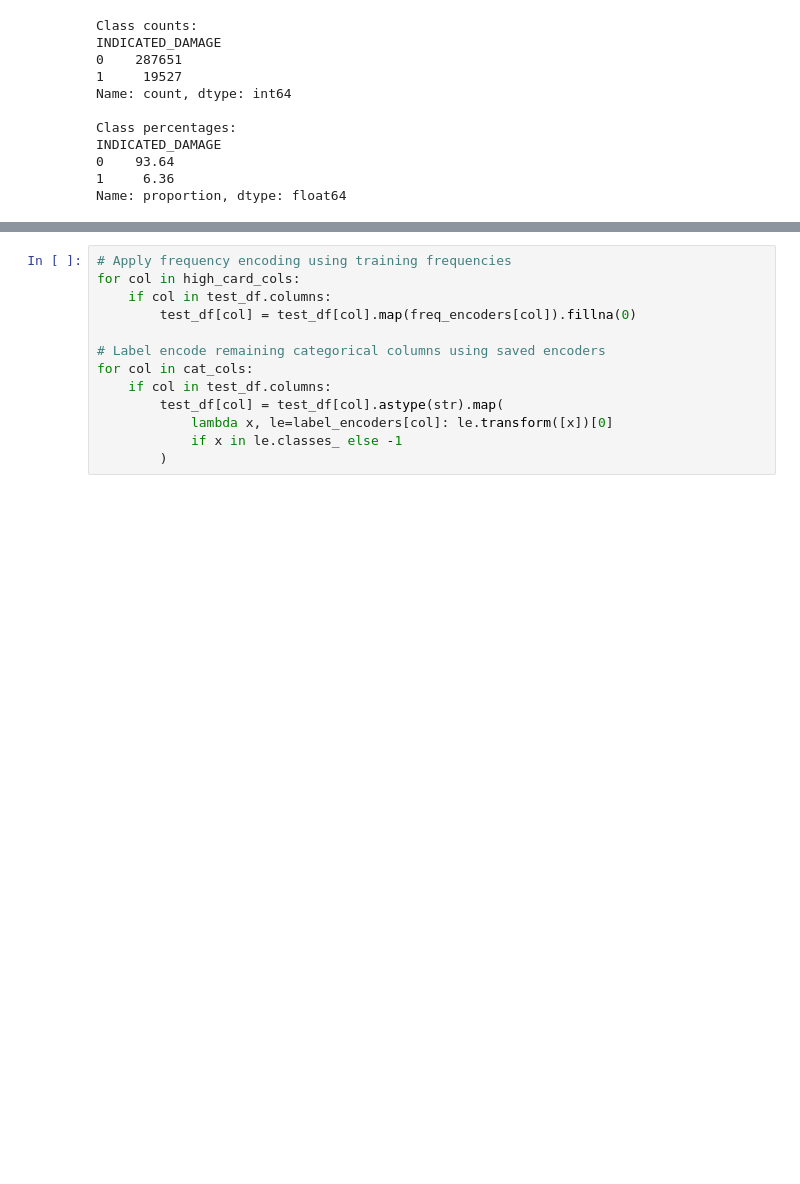
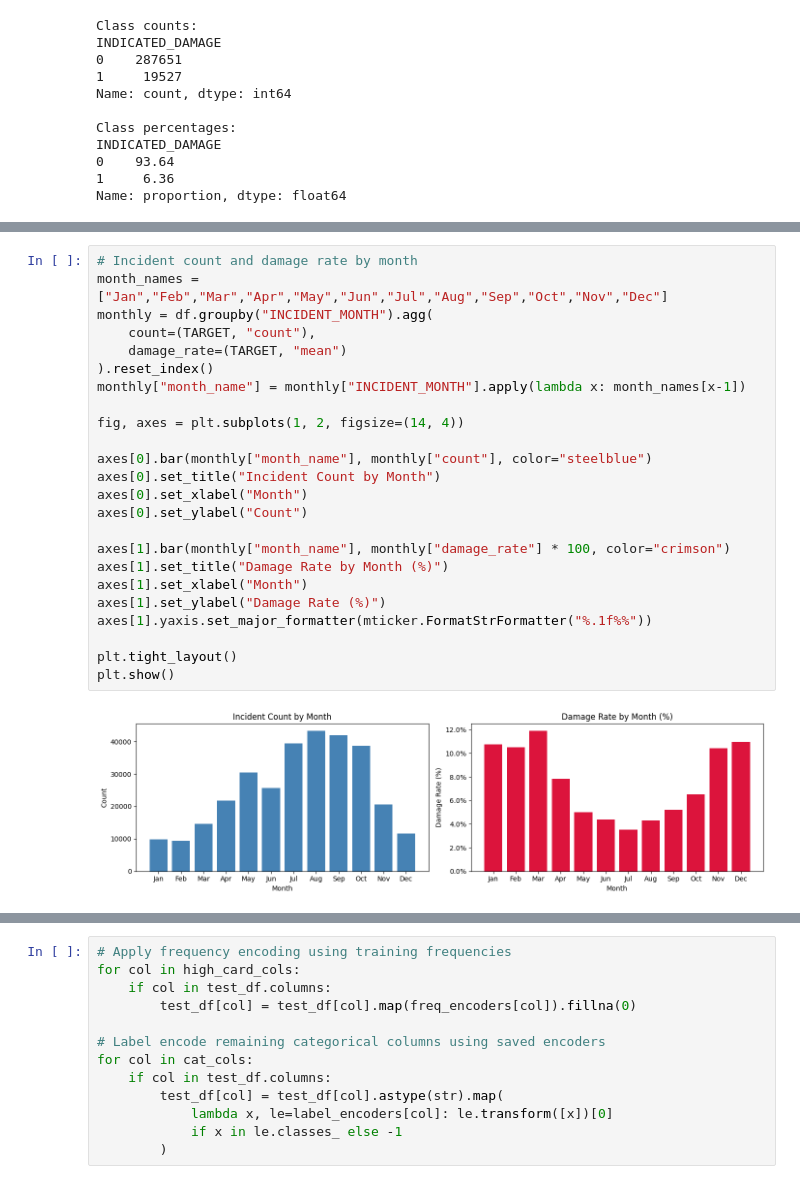
Before and after one commit to TonyHuynhTT/CS363M_ML_Project, a Jupyter notebook: wildlife_strike.ipynb, the cells around one changed output, grey strips where cells are left out. Drawn from its saved outputs; the diff is of its cells as text; blank space fills up the shorter version.

```diff
--- a/wildlife_strike.ipynb
+++ b/wildlife_strike.ipynb
@@ -184,0 +242,26 @@ Name: proportion, dtype: float64
+# %%
+# Incident count and damage rate by month
+month_names = ["Jan","Feb","Mar","Apr","May","Jun","Jul","Aug","Sep","Oct","Nov","Dec"]
+monthly = df.groupby("INCIDENT_MONTH").agg(
+    count=(TARGET, "count"),
+    damage_rate=(TARGET, "mean")
+).reset_index()
+monthly["month_name"] = monthly["INCIDENT_MONTH"].apply(lambda x: month_names[x-1])
+
+fig, axes = plt.subplots(1, 2, figsize=(14, 4))
+
+axes[0].bar(monthly["month_name"], monthly["count"], color="steelblue")
+axes[0].set_title("Incident Count by Month")
+axes[0].set_xlabel("Month")
+axes[0].set_ylabel("Count")
+
+axes[1].bar(monthly["month_name"], monthly["damage_rate"] * 100, color="crimson")
+axes[1].set_title("Damage Rate by Month (%)")
+axes[1].set_xlabel("Month")
+axes[1].set_ylabel("Damage Rate (%)")
+axes[1].yaxis.set_major_formatter(mticker.FormatStrFormatter("%.1f%%"))
+
+plt.tight_layout()
+plt.show()
+# %% [output]
+[figure, added]
```
Also changed, not shown: parts of 37 cells of this notebook.
